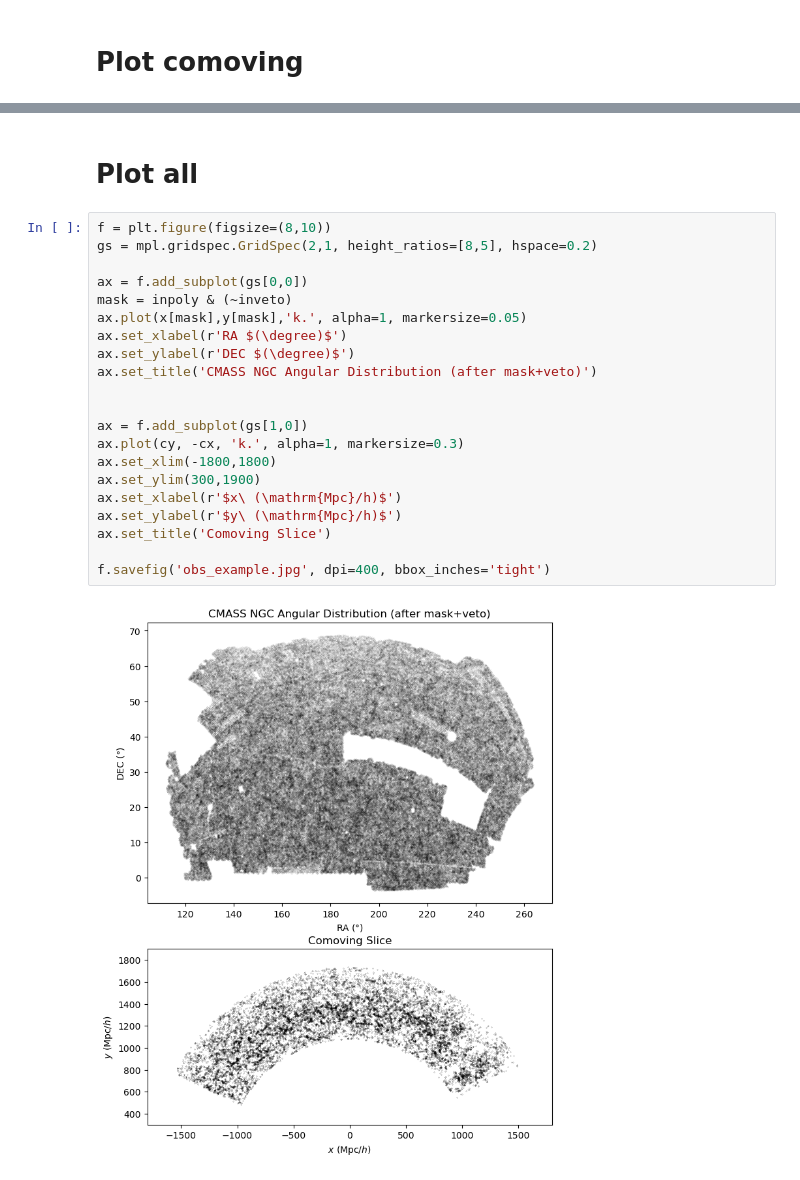
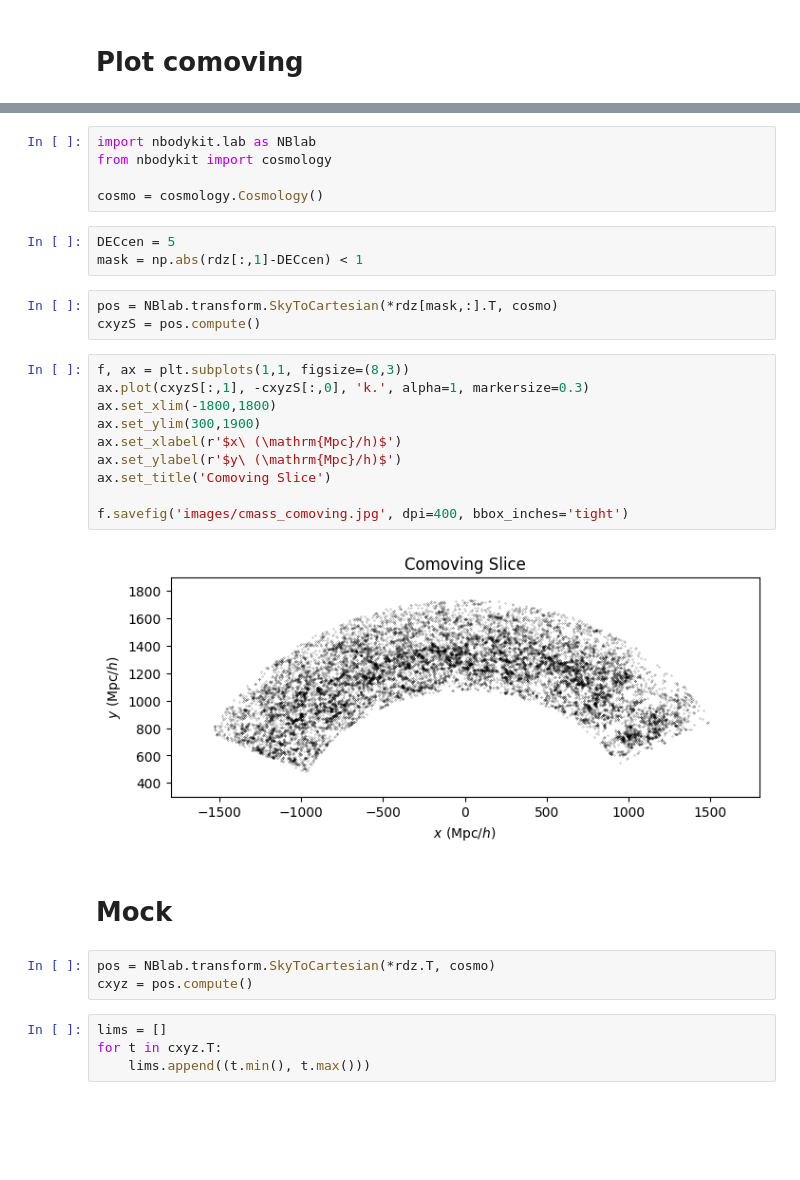
Before and after one commit to maho3/ltu-cmass, a Jupyter notebook: workspace.ipynb, the cells around one changed output, grey strips where cells are left out. Drawn from its saved outputs; the diff is of its cells as text; blank space fills up the shorter version.

Commit message:
adding code to apply survey geometry on mock simulations

```diff
--- a/workspace.ipynb
+++ b/workspace.ipynb
@@ -117,25 +95,32 @@ plt.ylim(300,1900)
-# %% [markdown]
-# Plot all
-# %%
-f = plt.figure(figsize=(8,10))
-gs = mpl.gridspec.GridSpec(2,1, height_ratios=[8,5], hspace=0.2)
-
-ax = f.add_subplot(gs[0,0])
-mask = inpoly & (~inveto)
-ax.plot(x[mask],y[mask],'k.', alpha=1, markersize=0.05)
-ax.set_xlabel(r'RA $(\degree)$')
-ax.set_ylabel(r'DEC $(\degree)$')
-ax.set_title('CMASS NGC Angular Distribution (after mask+veto)')
-
-
-ax = f.add_subplot(gs[1,0])
-ax.plot(cy, -cx, 'k.', alpha=1, markersize=0.3)
-ax.set_xlim(-1800,1800)
-ax.set_ylim(300,1900)
-ax.set_xlabel(r'$x\ (\mathrm{Mpc}/h)$')
-ax.set_ylabel(r'$y\ (\mathrm{Mpc}/h)$')
-ax.set_title('Comoving Slice')
-
-f.savefig('obs_example.jpg', dpi=400, bbox_inches='tight')
-# %% [output]
-[figure, removed]
+# %%
+import nbodykit.lab as NBlab
+from nbodykit import cosmology
+
+cosmo = cosmology.Cosmology()
+# %%
+DECcen = 5
+mask = np.abs(rdz[:,1]-DECcen) < 1
+# %%
+pos = NBlab.transform.SkyToCartesian(*rdz[mask,:].T, cosmo)
+cxyzS = pos.compute()
+# %%
+f, ax = plt.subplots(1,1, figsize=(8,3))
+ax.plot(cxyzS[:,1], -cxyzS[:,0], 'k.', alpha=1, markersize=0.3)
+ax.set_xlim(-1800,1800)
+ax.set_ylim(300,1900)
+ax.set_xlabel(r'$x\ (\mathrm{Mpc}/h)$')
+ax.set_ylabel(r'$y\ (\mathrm{Mpc}/h)$')
+ax.set_title('Comoving Slice')
+
+f.savefig('images/cmass_comoving.jpg', dpi=400, bbox_inches='tight')
+# %% [output]
+[figure, added]
+# %% [markdown]
+# Mock
+# %%
+pos = NBlab.transform.SkyToCartesian(*rdz.T, cosmo)
+cxyz = pos.compute()
+# %%
+lims = []
+for t in cxyz.T:
+    lims.append((t.min(), t.max()))
```
Also changed, not shown: parts of 25 cells of this notebook, 1 other file.
